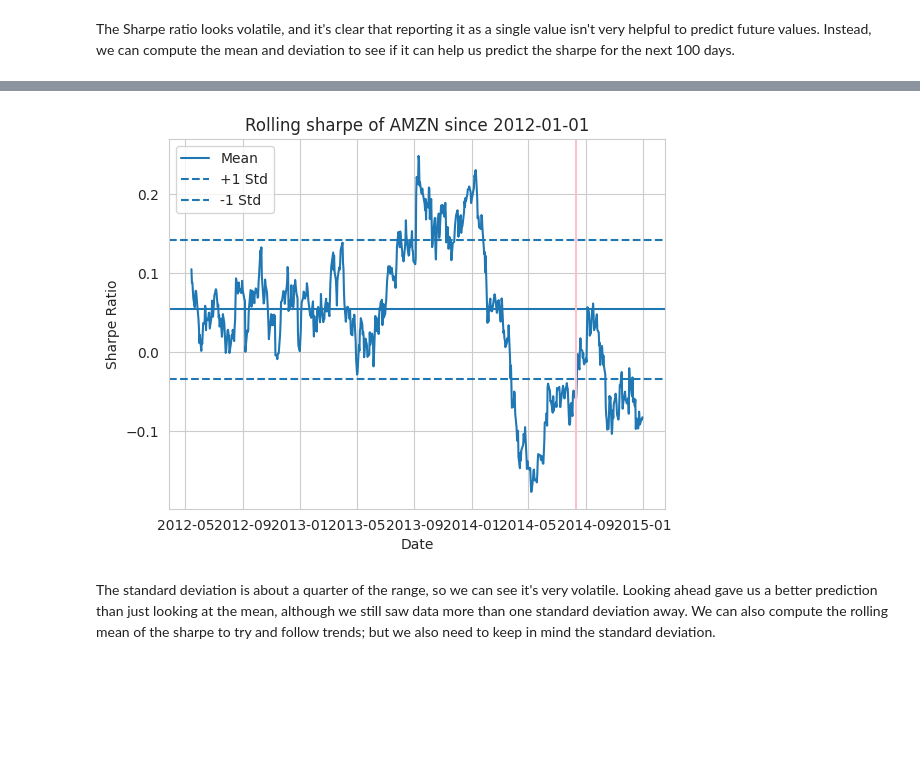
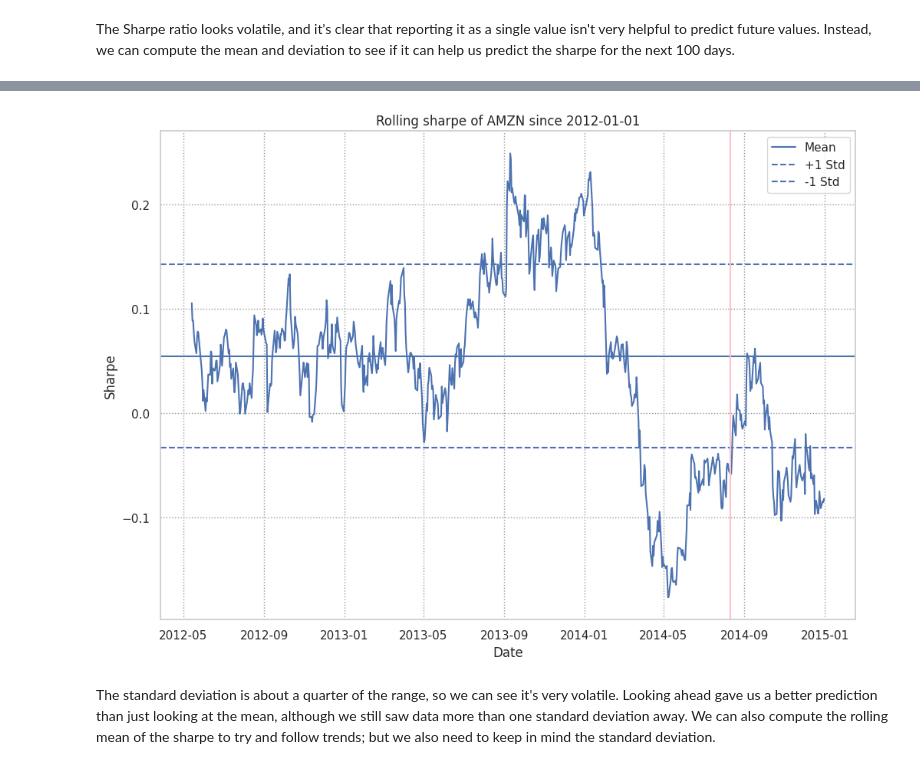
Before and after one commit to v3natio/quantopian_lectures, a Jupyter notebook: quantopian_lectures/10QLS_Instability-of-Estimates.ipynb, the cells around one changed output, grey strips where cells are left out. Saved outputs shown, nothing was run; the diff lists cells and outputs as text; code cells hidden in the pictures; blank space fills up the shorter version.

```diff
--- a/quantopian_lectures/10QLS_Instability-of-Estimates.ipynb
+++ b/quantopian_lectures/10QLS_Instability-of-Estimates.ipynb
@@ -13,7 +13,8 @@ When you take the mean of a data set, you don't know the true mean. The estimate
 # %%
 import numpy as np
 import seaborn as sb
-sb.set_style("whitegrid")
+sb.set(rc={'figure.figsize':(11.7,8.27)})
+sb.set_style("whitegrid", {"grid.color": ".6", "grid.linestyle": ":"})
 import yfinance as yf
 # %% [markdown]
 #### Example: Mean and Standard Deviation
@@ -136,7 +137,7 @@ ax.axhline(mean_rs - std_rs, linestyle="--", label="-1 Std")
 ax.axvline(returns.index[len(returns.index) - 100], color="pink")
 
 # set title and labels
-ax.set(title=f"Rolling sharpe of AMZN since {start}", xlabel="Date", ylabel="Sharpe Ratio")
+ax.set(title=f"Rolling sharpe of AMZN since {start}", xlabel="Date", ylabel="Sharpe")
 ax.legend()
 
 # get the values printed
@@ -148,4 +149,4 @@ Standard deviation of rolling sharpe: 0.08790815079515792
-[figure, old version]
+[figure, new version]
 # %% [markdown]
 The standard deviation is about a quarter of the range, so we can see it's very volatile. Looking ahead gave us a better prediction than just looking at the mean, although we still saw data more than one standard deviation away. We can also compute the rolling mean of the sharpe to try and follow trends; but we also need to keep in mind the standard deviation.
 # %% [markdown]
```
Also changed, not shown: parts of 8 cells of this notebook, 11 other files.
